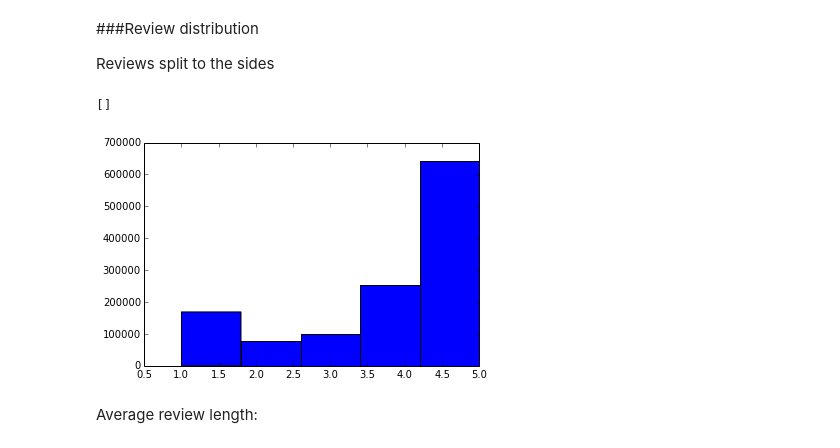
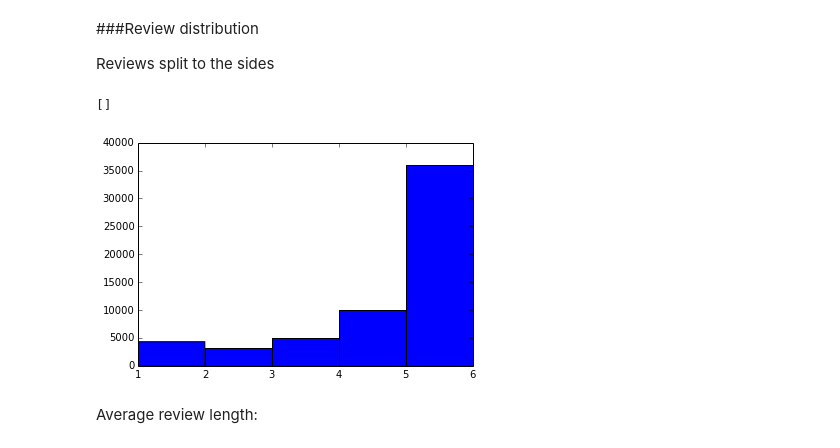
Before and after one commit to tianhuil/dataprojects, a Jupyter notebook: francesco/Amazon_Import_Reviews.ipynb, the cells around one changed output. Saved outputs shown, nothing was run; the diff lists cells and outputs as text; code cells hidden in the pictures.

```diff
--- a/francesco/Amazon_Import_Reviews.ipynb
+++ b/francesco/Amazon_Import_Reviews.ipynb
@@ -49,2 +15,4 @@ gen = parse('Electronics')
+# %%
+gen = read_gz.parse('Jewelry')
 # %%
 df = pd.DataFrame([x for x in gen])
@@ -65,9 +35,9 @@ Reviews split to the sides
 # %%
-hist(df.score, bins = 5)
-plot()
+plt.hist(df.score, bins = [1,2,3,4,5,6])
+plt.plot()
 # %% [output]
 []
-[figure, old version]
+[figure, new version]
 # %% [markdown]
 Average review length:
 # %%
```
Also changed, not shown: parts of 18 cells of this notebook, 9 other files.
